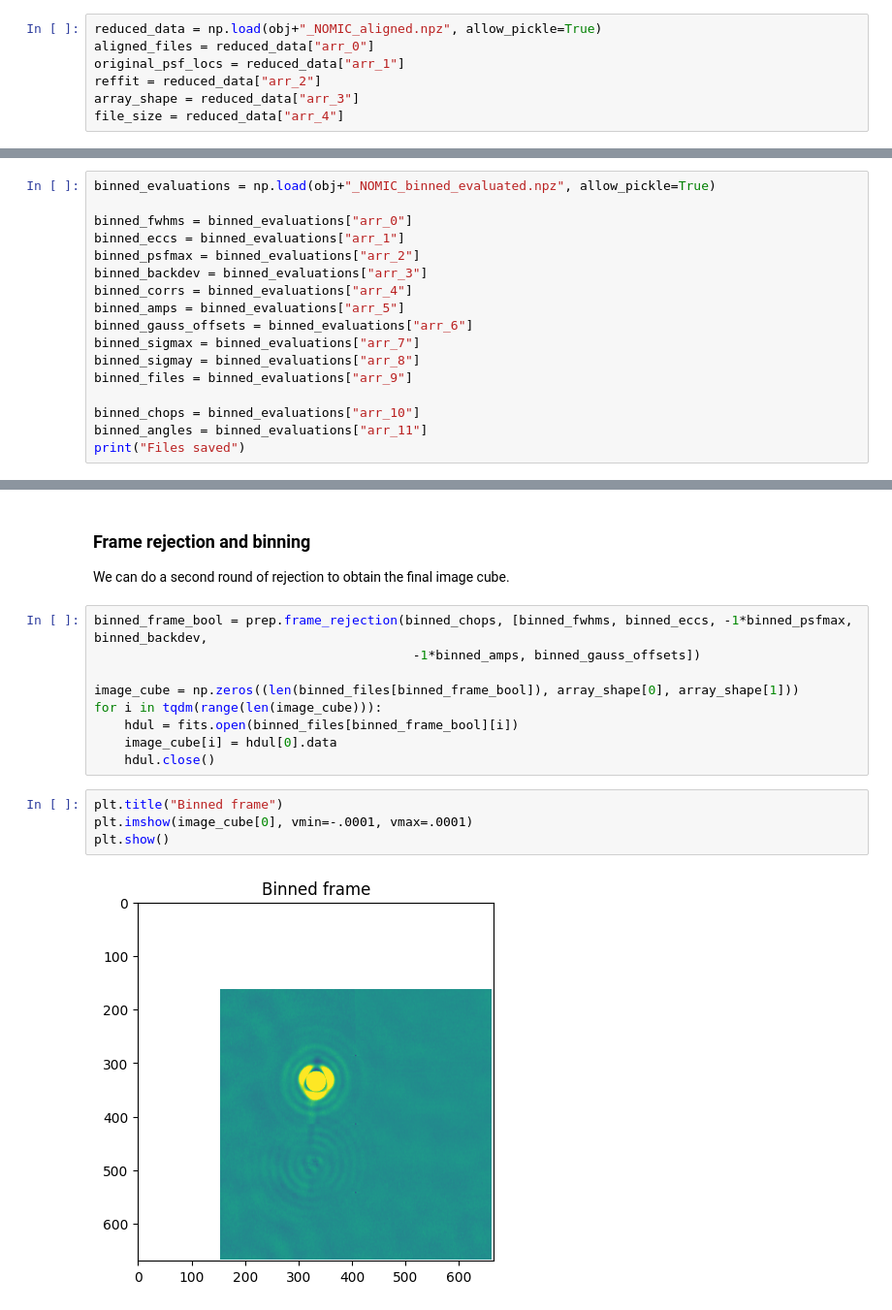
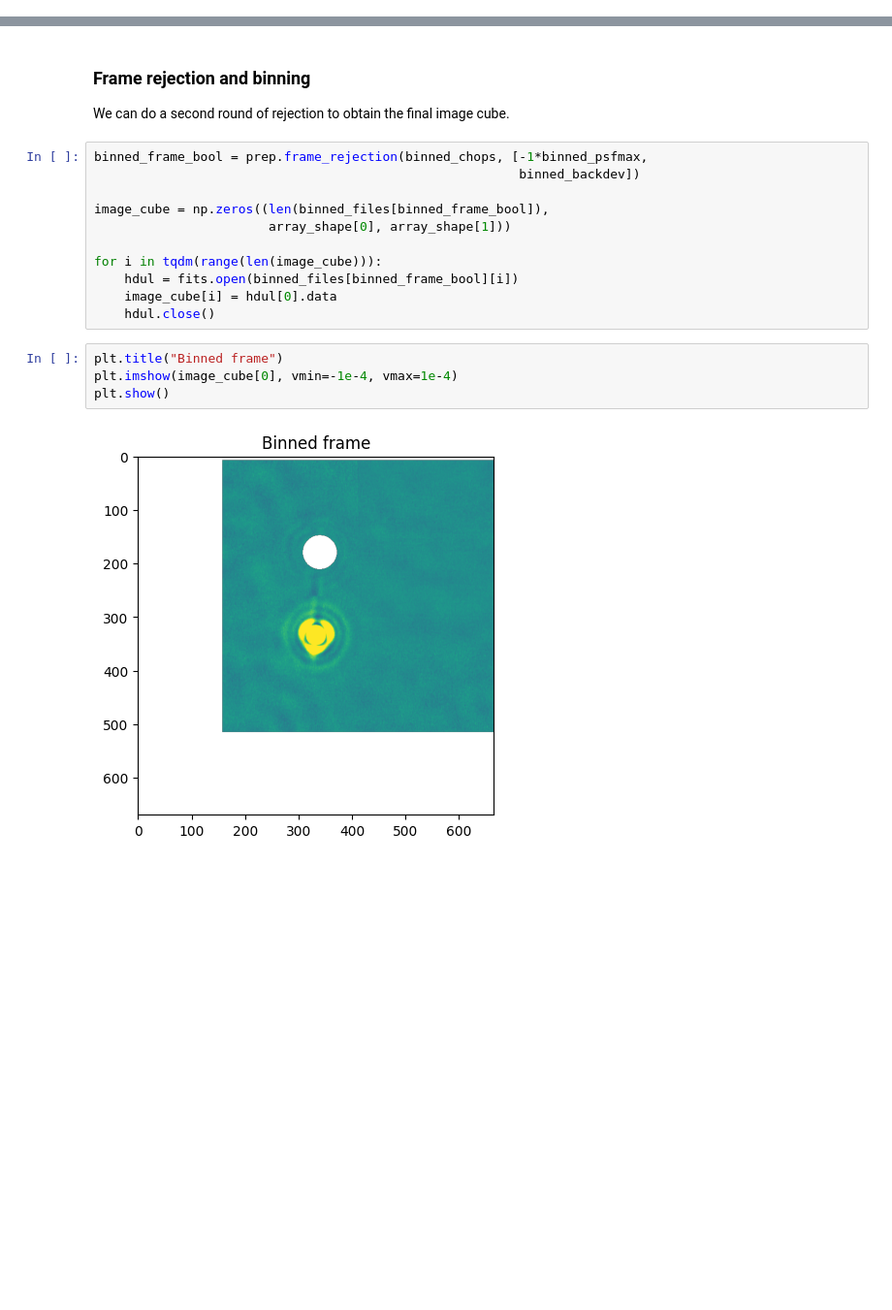
Before and after one commit to vivekv7323/pyNOMIC, a Jupyter notebook: notebooks/singlesidedreduction.ipynb, the cells around one changed output, grey strips where cells are left out. Shown at 97% size. Drawn from its saved outputs; the diff is of its cells as text; blank space fills up the shorter version.

```diff
--- a/notebooks/singlesidedreduction.ipynb
+++ b/notebooks/singlesidedreduction.ipynb
@@ -270,10 +325,3 @@ print("Files saved")
 # %% [output]
 Aligning frames....
 Files saved
-# %%
-reduced_data = np.load(obj+"_NOMIC_aligned.npz", allow_pickle=True)
-aligned_files = reduced_data["arr_0"]
-original_psf_locs = reduced_data["arr_1"]
-reffit = reduced_data["arr_2"]
-array_shape = reduced_data["arr_3"]
-file_size = reduced_data["arr_4"]
@@ -327,20 +435,3 @@ Binning files...
 Creating integrated files for correlation...
 Using a buffer of  2  frames...
 Files saved
-# %%
-binned_evaluations = np.load(obj+"_NOMIC_binned_evaluated.npz", allow_pickle=True)
-
-binned_fwhms = binned_evaluations["arr_0"]
-binned_eccs = binned_evaluations["arr_1"]
-binned_psfmax = binned_evaluations["arr_2"]
-binned_backdev = binned_evaluations["arr_3"]
-binned_corrs = binned_evaluations["arr_4"]
-binned_amps = binned_evaluations["arr_5"]
-binned_gauss_offsets = binned_evaluations["arr_6"]
-binned_sigmax = binned_evaluations["arr_7"]
-binned_sigmay = binned_evaluations["arr_8"]
-binned_files = binned_evaluations["arr_9"]
-
-binned_chops = binned_evaluations["arr_10"]
-binned_angles = binned_evaluations["arr_11"]
-print("Files saved")
@@ -350,17 +458,19 @@ Files saved
 ### Frame rejection and binning
 We can do a second round of rejection to obtain the final image cube.
 # %%
-binned_frame_bool = prep.frame_rejection(binned_chops, [binned_fwhms, binned_eccs, -1*binned_psfmax, binned_backdev,
-                                          -1*binned_amps, binned_gauss_offsets])
+binned_frame_bool = prep.frame_rejection(binned_chops, [-1*binned_psfmax,
+                                                        binned_backdev])
 
-image_cube = np.zeros((len(binned_files[binned_frame_bool]), array_shape[0], array_shape[1]))
+image_cube = np.zeros((len(binned_files[binned_frame_bool]),
+                       array_shape[0], array_shape[1]))
+
 for i in tqdm(range(len(image_cube))):
     hdul = fits.open(binned_files[binned_frame_bool][i])
     image_cube[i] = hdul[0].data
     hdul.close()
 # %%
 plt.title("Binned frame")
-plt.imshow(image_cube[0], vmin=-.0001, vmax=.0001)
+plt.imshow(image_cube[0], vmin=-1e-4, vmax=1e-4)
 plt.show()
 # %% [output]
-[figure, old version]
+[figure, new version]
```
Also changed, not shown: parts of 45 cells of this notebook, 9 other files.
